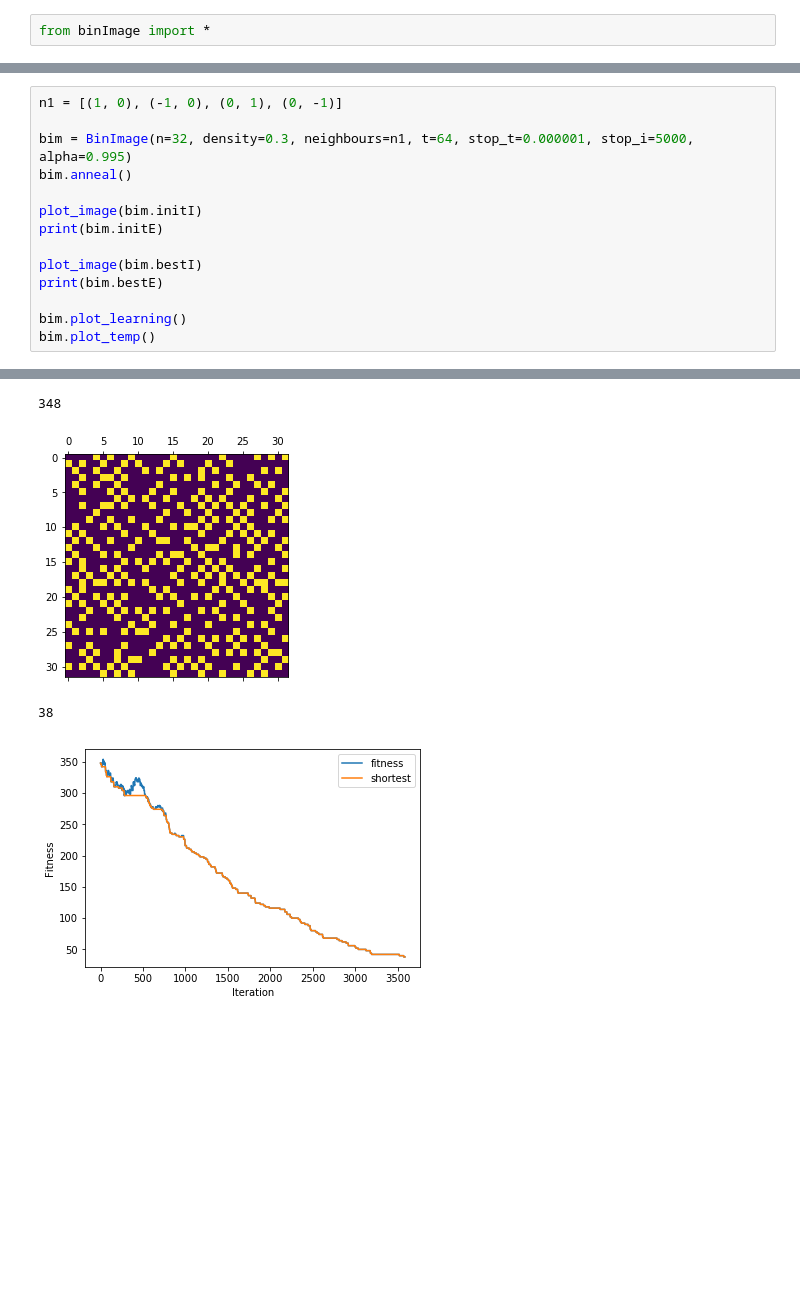
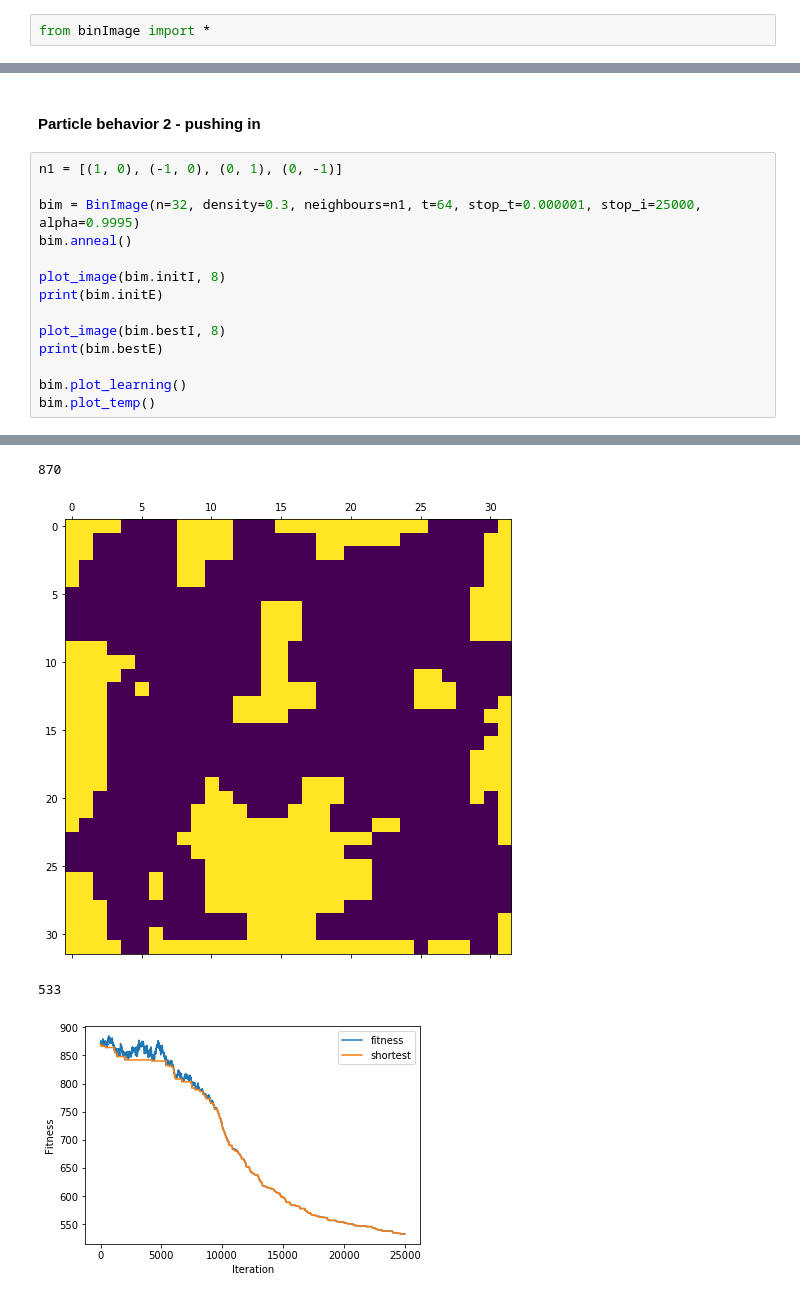
Before and after one commit to jasieksz/mownit, a Jupyter notebook: lab4/simulated_annealing_ex/lab4_sprawozdanie.ipynb, the cells around one changed output, grey strips where cells are left out. Drawn from its saved outputs; the diff is of its cells as text; blank space fills up the shorter version.

Commit message:
improved solution - new behavior

```diff
--- a/lab4/simulated_annealing_ex/lab4_sprawozdanie.ipynb
+++ b/lab4/simulated_annealing_ex/lab4_sprawozdanie.ipynb
@@ -233,13 +381,15 @@ from binImage import *
+# %% [markdown]
+#### Particle behavior 2 - pushing in
 # %%
 n1 = [(1, 0), (-1, 0), (0, 1), (0, -1)]
 
-bim = BinImage(n=32, density=0.3, neighbours=n1, t=64, stop_t=0.000001, stop_i=5000, alpha=0.995)
+bim = BinImage(n=32, density=0.3, neighbours=n1, t=64, stop_t=0.000001, stop_i=25000, alpha=0.9995)
 bim.anneal()
 
-plot_image(bim.initI)
+plot_image(bim.initI, 8)
 print(bim.initE)
 
-plot_image(bim.bestI)
+plot_image(bim.bestI, 8)
 print(bim.bestE)
 
 bim.plot_learning()
@@ -249,4 +399,4 @@ bim.plot_temp()
-348
+870
-[figure, old version]
+[figure, new version]
-38
+533
-[figure, old version]
+[figure, new version]
```
Also changed, not shown: parts of 16 cells of this notebook, 1 other file.
